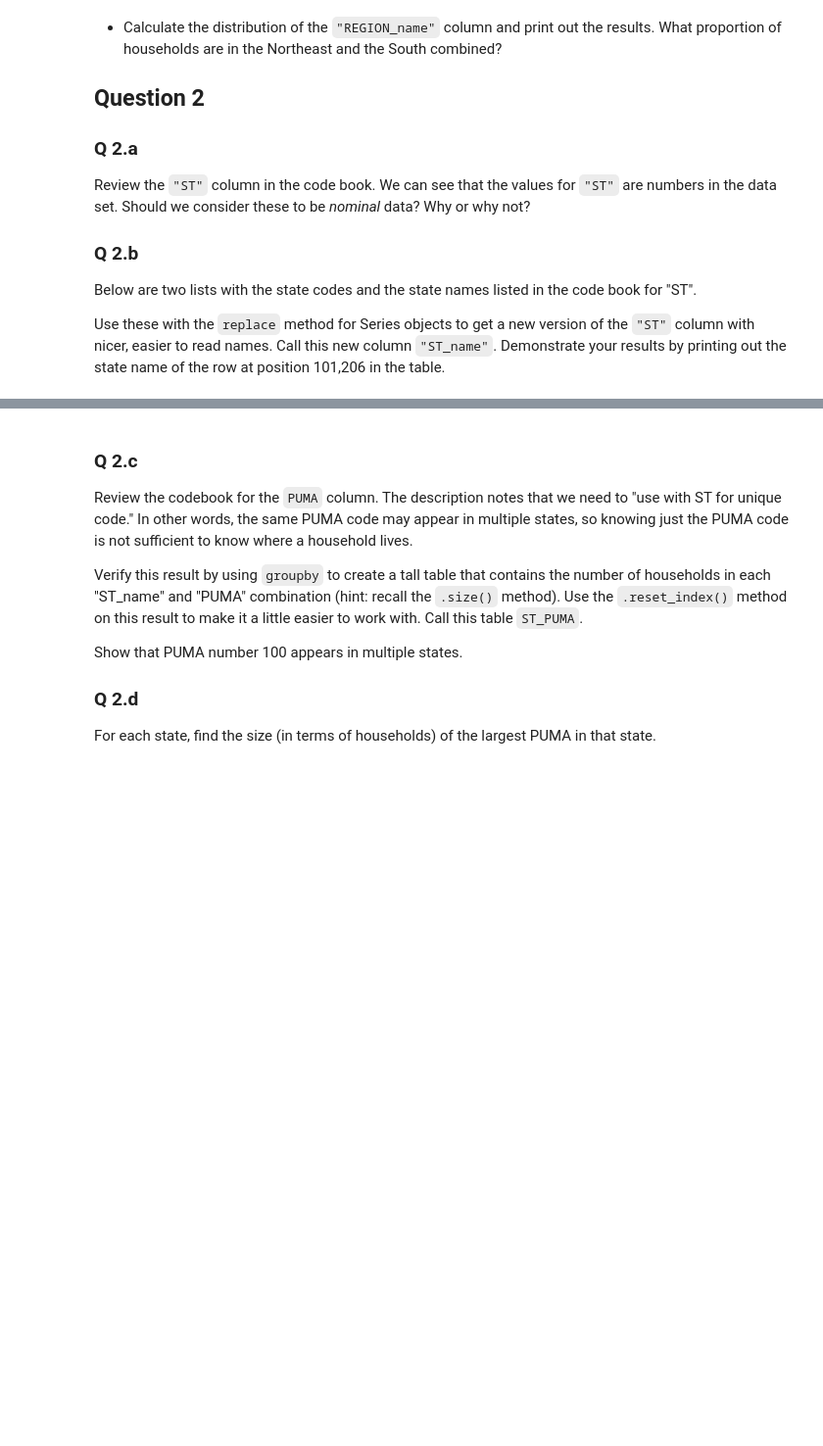
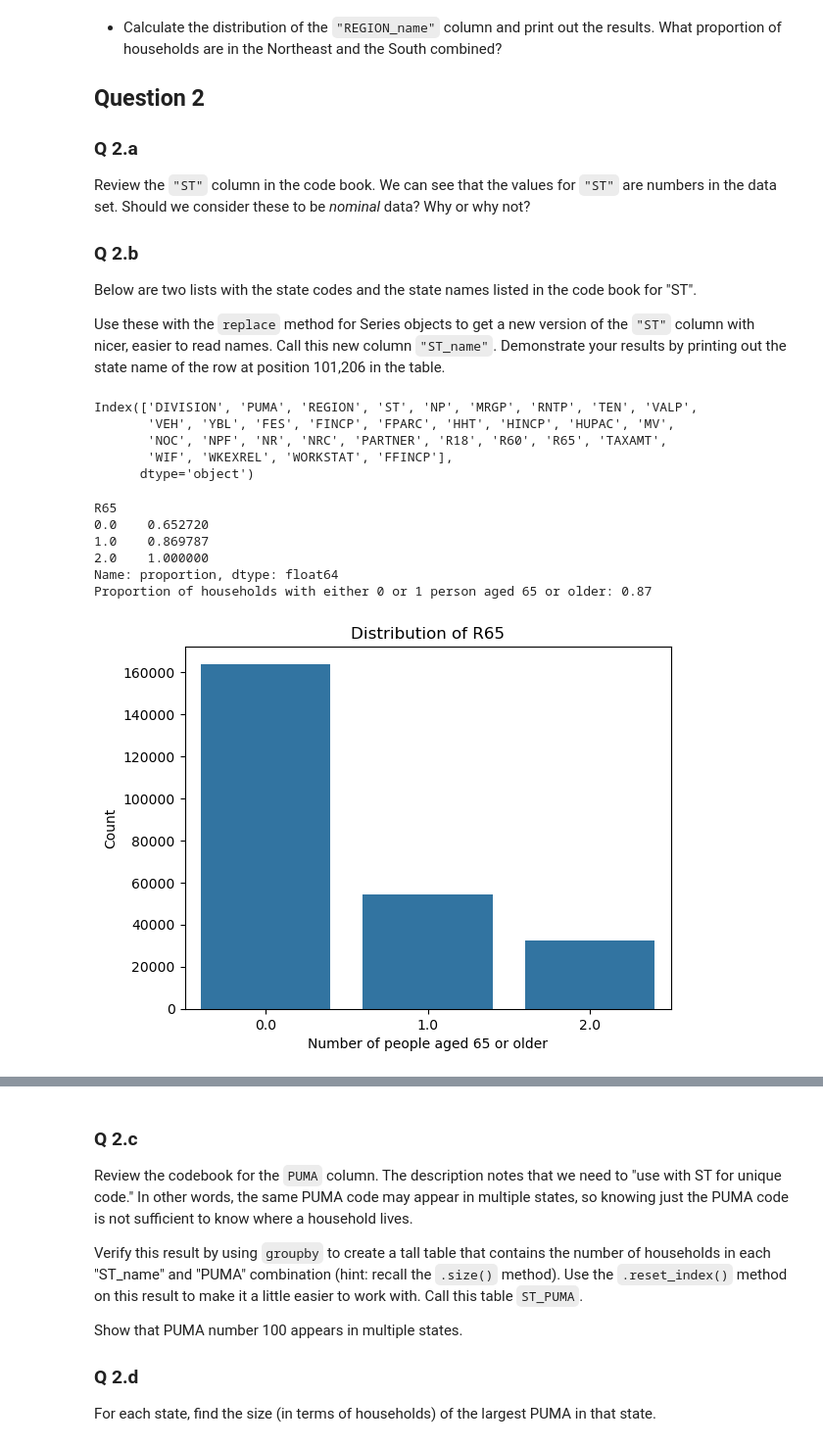
Before and after one commit to zhuol0129/homework-04-ZL, a Jupyter notebook: hw04.ipynb, the cells around one changed output, grey strips where cells are left out. Shown at 98% size. Drawn from its saved outputs; the diff is of its cells as text; code cells hidden in the pictures; blank space fills up the shorter version.

```diff
--- a/hw04.ipynb
+++ b/hw04.ipynb
@@ -78,3 +76,42 @@ Review the `"ST"` column in the code book. We can see that the values for `"ST"`
 Below are two lists with the state codes and the state names listed in the code book for "ST".
 
 Use these with the `replace` method for Series objects to get a new version of the `"ST"` column with nicer, easier to read names. Call this new column `"ST_name"`. Demonstrate your results by printing out the state name of the row at position 101,206 in the table.
+# %%
+# Q1.a
+acs.shape
+
+acs.columns
+# %% [output]
+Index(['DIVISION', 'PUMA', 'REGION', 'ST', 'NP', 'MRGP', 'RNTP', 'TEN', 'VALP',
+       'VEH', 'YBL', 'FES', 'FINCP', 'FPARC', 'HHT', 'HINCP', 'HUPAC', 'MV',
+       'NOC', 'NPF', 'NR', 'NRC', 'PARTNER', 'R18', 'R60', 'R65', 'TAXAMT',
+       'WIF', 'WKEXREL', 'WORKSTAT', 'FFINCP'],
+      dtype='object')
+# %%
+# Q1.b
+# Investigate the "R65" column
+
+acs['R65']
+# Information about the "R65" column
+#The "R65" column contains information about the number of people aged 65 or older in the household. This is a quantitative variable.
+
+sb.countplot(x='R65', data=acs)
+plt.title('Distribution of R65')
+plt.xlabel('Number of people aged 65 or older')
+plt.ylabel('Count')
+
+# Compute the cumulative proportions of "R65"
+r65_cumulative = acs['R65'].value_counts(normalize=True).sort_index().cumsum()
+print(r65_cumulative)
+
+# Proportion of households with either 0 or 1 person aged 65 or older
+proportion_0_or_1 = r65_cumulative.loc[1.0]
+print(f"Proportion of households with either 0 or 1 person aged 65 or older: {proportion_0_or_1:.2f}")
+# %% [output]
+R65
+0.0    0.652720
+1.0    0.869787
+2.0    1.000000
+Name: proportion, dtype: float64
+Proportion of households with either 0 or 1 person aged 65 or older: 0.87
+[figure, added]
```
Also changed, not shown: parts of 6 cells of this notebook.
